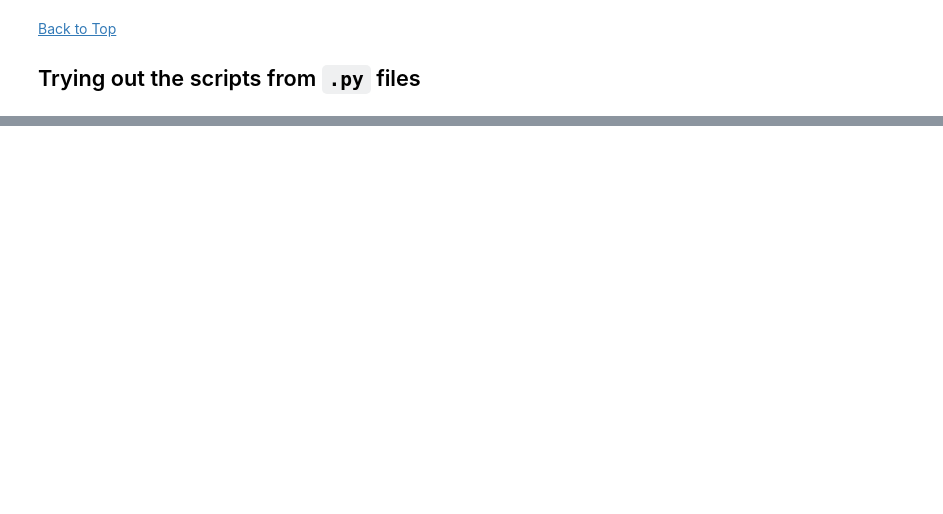
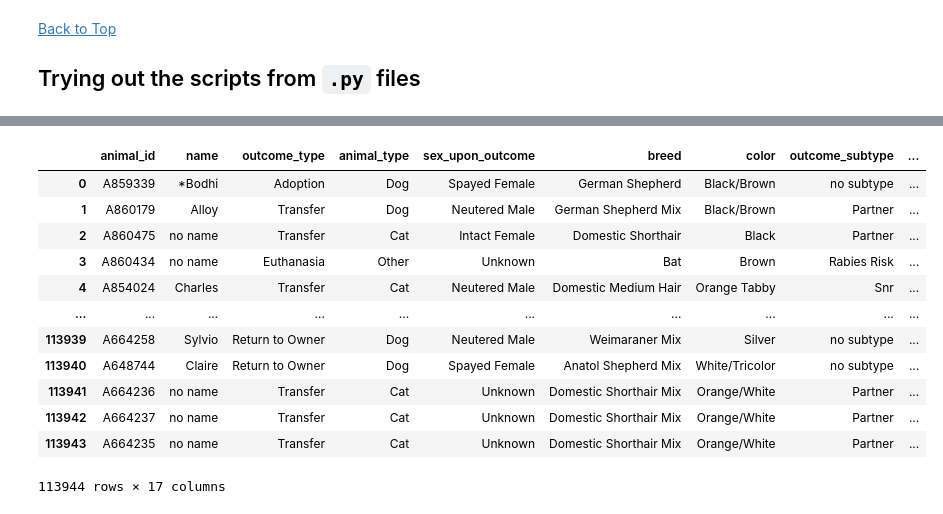
Before and after one commit to stephenfitzsimon/pet_adoption_project, a Jupyter notebook: wrangle_notes.ipynb, the cells around one changed output, grey strips where cells are left out. Drawn from its saved outputs; the diff is of its cells as text; code cells hidden in the pictures; blank space fills up the shorter version.

```diff
--- a/wrangle_notes.ipynb
+++ b/wrangle_notes.ipynb
@@ -410,0 +680,36 @@ df.rename(columns = {'found_location_i':'found_location',
+# %%
+def make_target_column(df):
+    new_data = []
+    for i, row in df.iterrows():
+        if row['outcome_type'] == 'Adoption':
+            target_string = 'Adoption'
+        elif row['outcome_type'] == 'Transfer':
+            target_string = 'Transfer'
+        elif row['outcome_type'] == 'Return to Owner':
+            target_string = 'Return to Owner'
+        else:
+            target_string = 'Other'
+        datum_calc = {
+            'animal_id':row['animal_id'],
+            'target_outcome':target_string
+        }
+        new_data.append(datum_calc)
+    df_calc = pd.DataFrame(new_data)
+    df = df.merge(df_calc)
+    return df
+
+make_target_column(df)
+# %% [output]
+|  | animal_id | name | outcome_type | animal_type | sex_upon_outcome | breed | color | outcome_subtype | ... |
+| 0 | A859339 | *Bodhi | Adoption | Dog | Spayed Female | German Shepherd | Black/Brown | no subtype | ... |
+| 1 | A860179 | Alloy | Transfer | Dog | Neutered Male | German Shepherd Mix | Black/Brown | Partner | ... |
+| 2 | A860475 | no name | Transfer | Cat | Intact Female | Domestic Shorthair | Black | Partner | ... |
+| 3 | A860434 | no name | Euthanasia | Other | Unknown | Bat | Brown | Rabies Risk | ... |
+| 4 | A854024 | Charles | Transfer | Cat | Neutered Male | Domestic Medium Hair | Orange Tabby | Snr | ... |
+| ... | ... | ... | ... | ... | ... | ... | ... | ... | ... |
+| 113939 | A664258 | Sylvio | Return to Owner | Dog | Neutered Male | Weimaraner Mix | Silver | no subtype | ... |
+| 113940 | A648744 | Claire | Return to Owner | Dog | Spayed Female | Anatol Shepherd Mix | White/Tricolor | no subtype | ... |
+| 113941 | A664236 | no name | Transfer | Cat | Unknown | Domestic Shorthair Mix | Orange/White | Partner | ... |
+| 113942 | A664237 | no name | Transfer | Cat | Unknown | Domestic Shorthair Mix | Orange/White | Partner | ... |
+| 113943 | A664235 | no name | Transfer | Cat | Unknown | Domestic Shorthair Mix | Orange/White | Partner | ... |
+113944 rows × 17 columns
```
Also changed, not shown: parts of 35 cells of this notebook, 4 other files.
